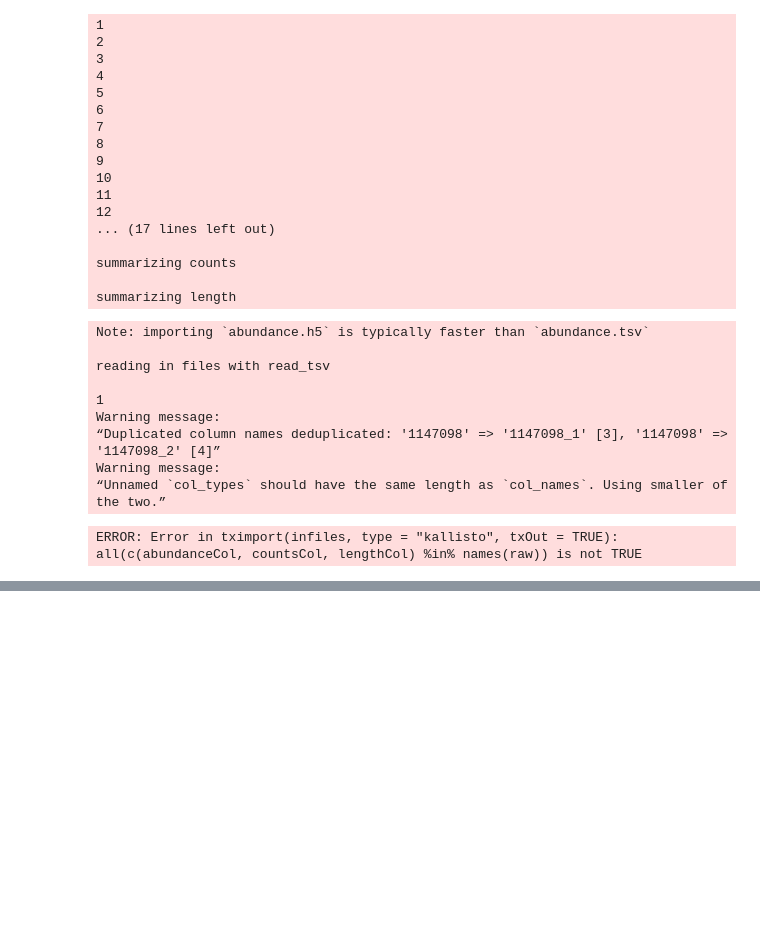
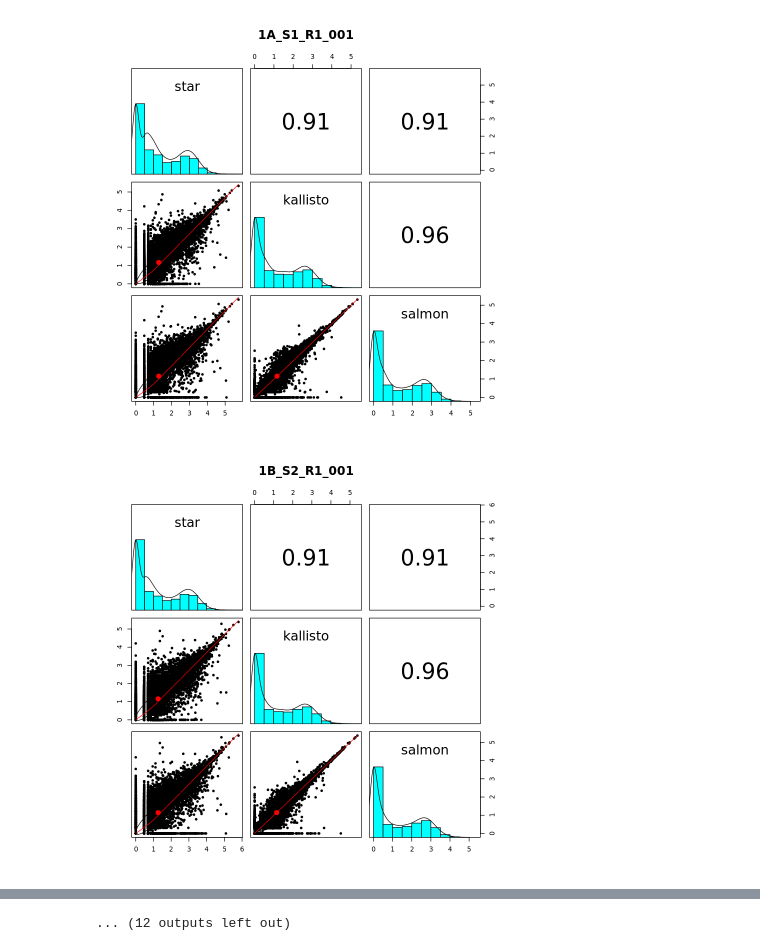
Before and after one commit to GuccioneLab/genome-indices, a Jupyter notebook: pipeline/notebooks/[R] Development.ipynb, the cells around one changed output, grey strips where cells are left out. Saved outputs shown, nothing was run; the diff lists cells and outputs as text; code cells hidden in the pictures; blank space fills up the shorter version.

```diff
--- a/pipeline/notebooks/[R] Development.ipynb
+++ b/pipeline/notebooks/[R] Development.ipynb
@@ -47,7 +19,7 @@ A data.frame: 6 × 25
 # %%
 infiles <- Sys.glob('/hpc/users/torred23/pipelines/GuccioneLab/covid-tcell/hydra/s2-alignment.dir/kallisto/*/abundance.h5')
-kallisto_txi <- aggregate_counts(infiles, method='kallisto', txOut=FALSE, genome='hg38')
-head(kallisto_txi$counts)
+kallisto_dataframe <- aggregate_counts(infiles, method='kallisto', txOut=FALSE, genome='hg38')$counts
+head(kallisto_dataframe)
 # %% [output]
 1
 2
@@ -183,37 +79,17 @@ Examples
-# %%
-# Get tx2g
-tx2g <- data.table::fread(Sys.glob(glue::glue('/sc/hydra/projects/GuccioneLab/genome-indices/{genome}/ensembl/*-biomart.txt')))[,c(4, 1)]
-
-# Import
-txi <- tximport(infiles, type='kallisto', txOut=FALSE, tx2g=tx2g)
-# %% [output]
-1
-2
-3
-4
-5
-6
-7
-8
-9
-10
-11
-12
-... (17 lines left out)
-
-summarizing counts
-
-summarizing length
-# %%
-txi <- tximport(infiles, type='kallisto', txOut = TRUE)
-# %% [output]
-Note: importing `abundance.h5` is typically faster than `abundance.tsv`
-
-reading in files with read_tsv
-
-1
-Warning message:
-“Duplicated column names deduplicated: '1147098' => '1147098_1' [3], '1147098' => '1147098_2' [4]”
-Warning message:
-“Unnamed `col_types` should have the same length as `col_names`. Using smaller of the two.”
-ERROR: Error in tximport(infiles, type = "kallisto", txOut = TRUE): all(c(abundanceCol, countsCol, lengthCol) %in% names(raw)) is not TRUE
+# %%
+genes <- intersect(intersect(rownames(star_dataframe), rownames(kallisto_dataframe)), rownames(salmon_dataframe))
+# %%
+# Loop
+for (sample in colnames(star_dataframe)) {
+
+    # Get dataframe
+    plot_dataframe <- data.frame(star=star_dataframe[genes,sample], kallisto=kallisto_dataframe[genes,sample], salmon=salmon_dataframe[genes, sample])
+    plot_dataframe <- log10(plot_dataframe+1)
+
+    # Plot
+    psych::pairs.panels(plot_dataframe, method='spearman', rug=FALSE, main=sample)
+
+}
+# %% [output]
+[figure, added]
+[figure, added]
@@ -219,0 +106 @@ ERROR: Error in tximport(infiles, type = "kallisto", txOut = TRUE): all(c(abunda
+... (12 outputs left out)
```
Also changed, not shown: parts of 14 cells of this notebook, 1 other file.
